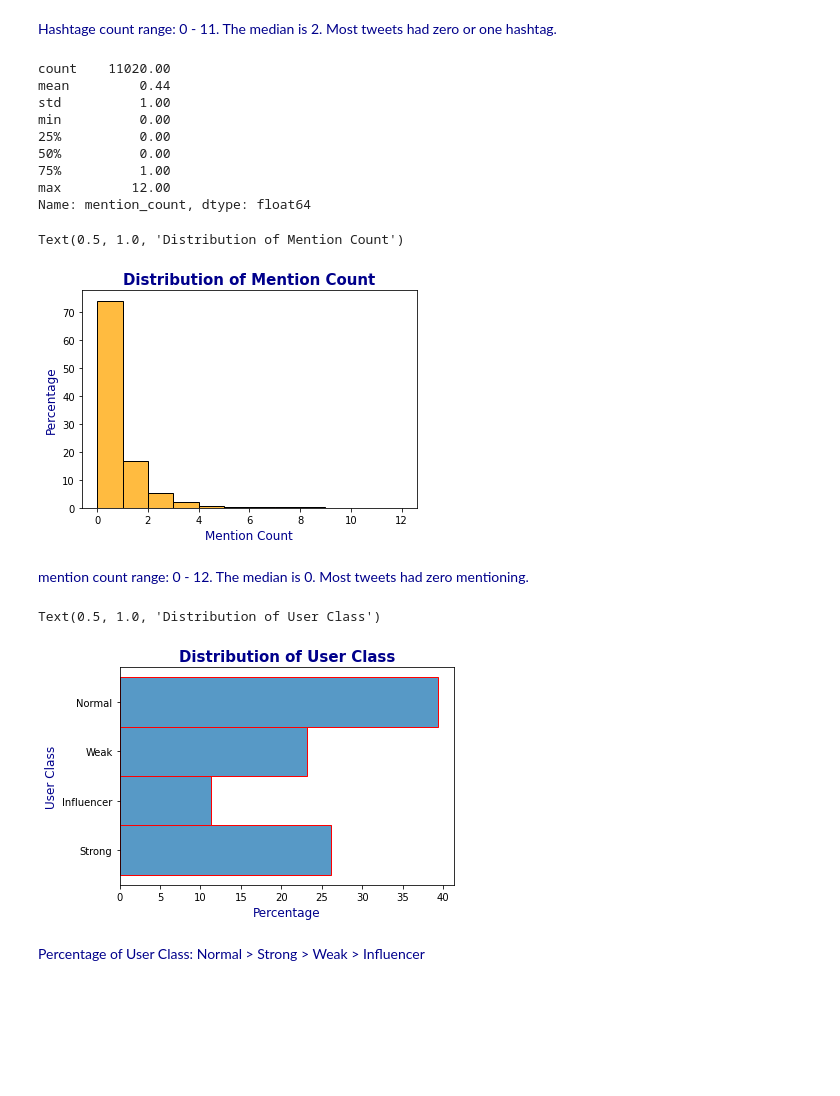
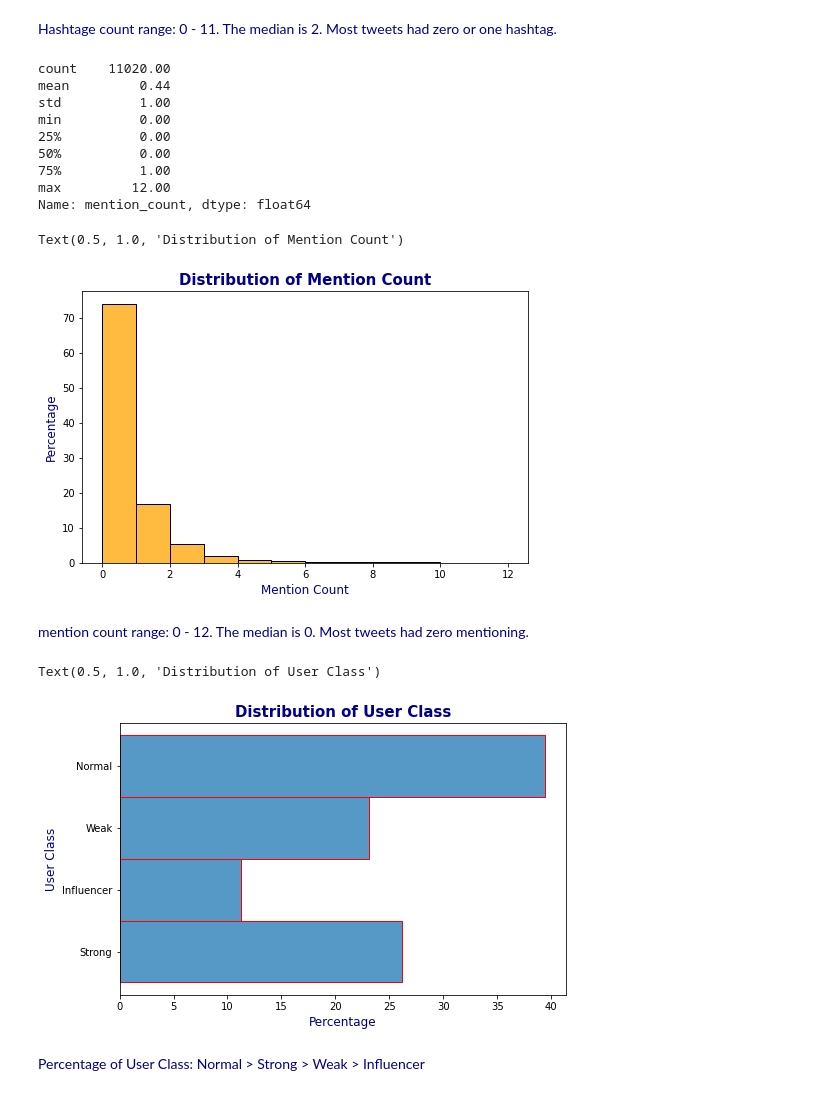
Before and after one commit to MeganWang393/PortfolioProjects, a Jupyter notebook: NLP Project.ipynb, the cells around one changed output. Saved outputs shown, nothing was run; the diff lists cells and outputs as text; code cells hidden in the pictures; blank space fills up the shorter version.

```diff
--- a/NLP Project.ipynb
+++ b/NLP Project.ipynb
@@ -262,29 +265,30 @@ Text(0.5, 1.0, 'Distribution of Hashtag Count')
 # %%
 '''
 Mentioning other accounts in your Tweet by including the @ sign followed directly by their username is called a “mention”.
 Also refers to Tweets in which your @username was included. People will use your @username to mention you in Tweets,
 send you a message or link to your profile.
 '''
 # Mention count
 df['mention_count'] = df['text'].apply(lambda m:m.count('@'))
 print(df['mention_count'].describe().round(2))
 
+plt.figure(figsize=(8,5))
 ax=sns.histplot(data=df, x="mention_count", bins=12, stat='percent',color='Orange')
 ax.set_ylabel('Percentage', color = 'darkblue', fontsize = '12')
 ax.set_xlabel('Mention Count', color = 'darkblue', fontsize = '12')
 plt.title('Distribution of Mention Count', color = 'darkblue', fontweight = 'bold', fontsize = '15')
 # %% [output]
 count    11020.00
 mean         0.44
 std          1.00
 min          0.00
 25%          0.00
 50%          0.00
 75%          1.00
 max         12.00
 Name: mention_count, dtype: float64
 Text(0.5, 1.0, 'Distribution of Mention Count')
-[figure, old version]
+[figure, new version]
 # %% [markdown]
 <span style="color:darkblue"> mention count range: 0 - 12. The median is 0. Most tweets had zero mentioning.</span>
 # %%
@@ -303,14 +307,14 @@ def getclass (n):
 # Call the function
 df['user_class'] = df['user_followers'].apply(getclass)
 
-
+plt.figure(figsize=(8,5))
 ax=sns.histplot(data=df, y="user_class", stat='percent', edgecolor='red')
 ax.set_xlabel('Percentage', color = 'darkblue', fontsize = '12')
 ax.set_ylabel('User Class', color = 'darkblue', fontsize = '12')
 ax.set_title ("Distribution of User Class", color = 'darkblue',  fontweight = 'bold', fontsize = '15')
 # %% [output]
 Text(0.5, 1.0, 'Distribution of User Class')
-[figure, old version]
+[figure, new version]
 # %% [markdown]
 <span style="color:darkblue"> Percentage of User Class: Normal > Strong > Weak > Influencer </span>
 # %% [markdown]
```
Also changed, not shown: parts of 12 cells of this notebook.
